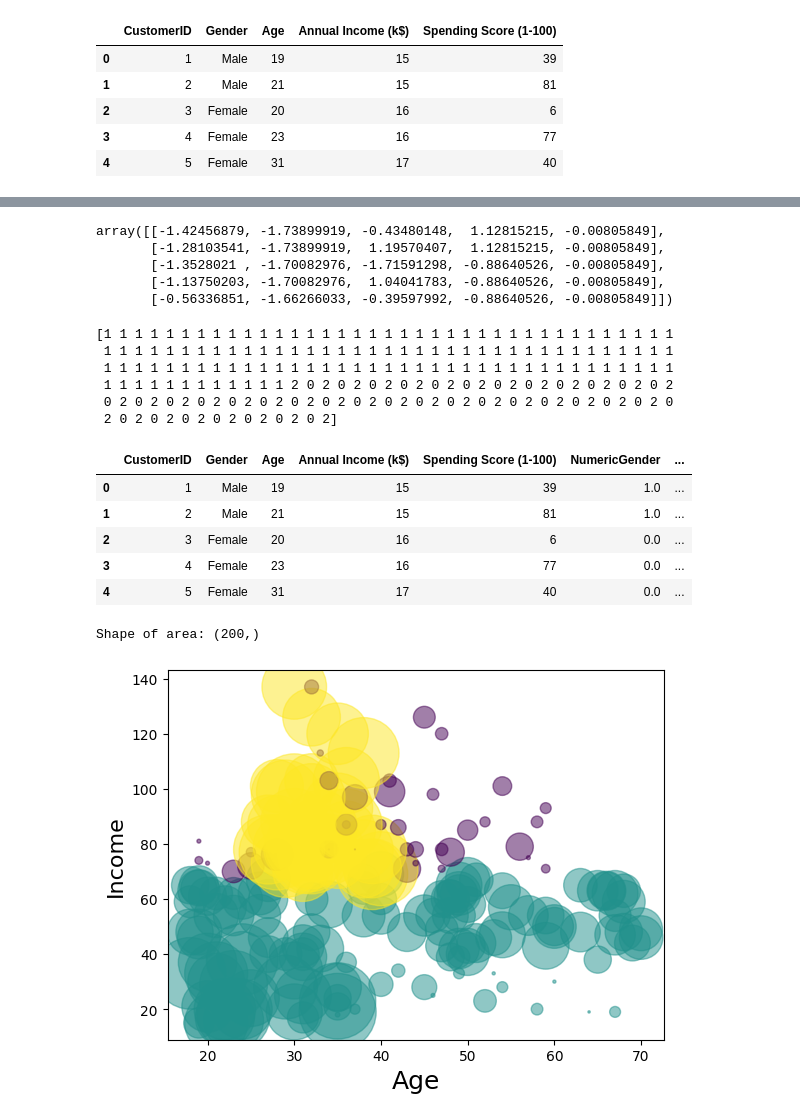
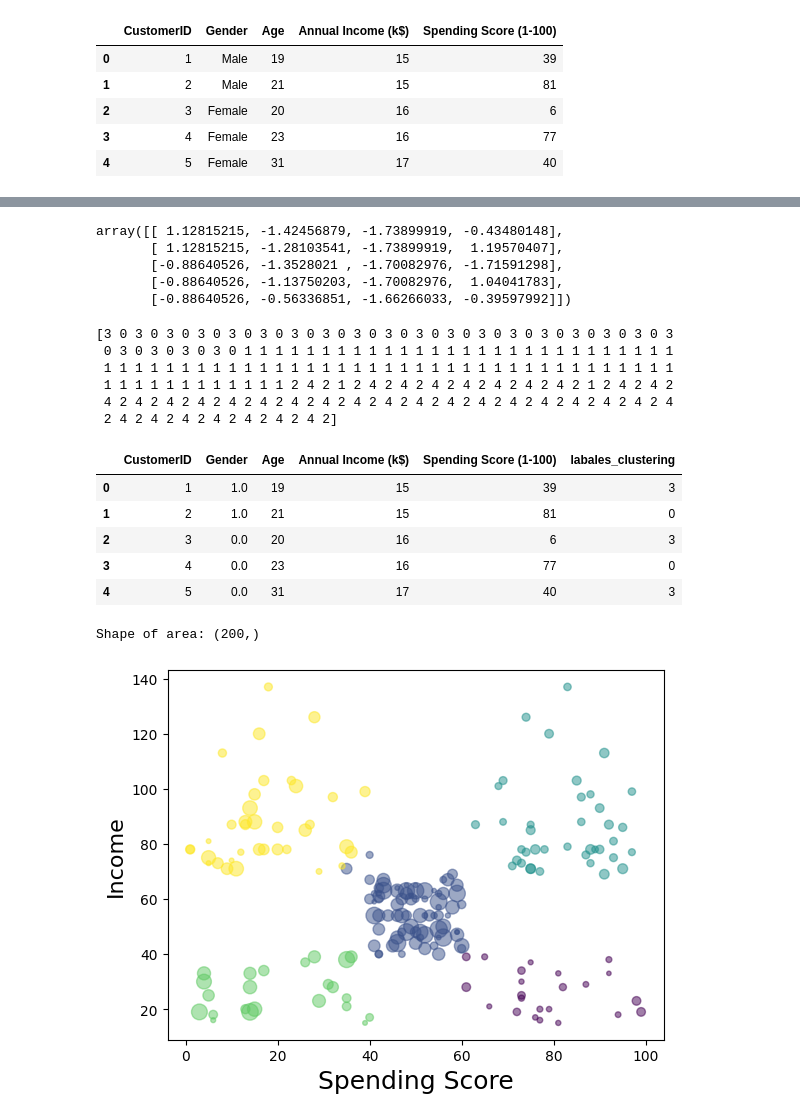
Before and after one commit to MohammadAminNajafi/my_AI, a Jupyter notebook: customer_clustering/customer_clustering_with_kmeans/customer-clustering_kmeans.ipynb, the cells around one changed output, grey strips where cells are left out. Cells and saved outputs as stored; diff of their text form; code cells hidden in the pictures.

```diff
--- a/customer_clustering/customer_clustering_with_kmeans/customer-clustering_kmeans.ipynb
+++ b/customer_clustering/customer_clustering_with_kmeans/customer-clustering_kmeans.ipynb
@@ -27,6 +25,5 @@ Shape of dataset:  (200, 5)
 
 enc = OrdinalEncoder()
 numeric_address = enc.fit_transform(pdf[['Gender']])
-pdf['NumericGender'] = numeric_address
-
-pdf.to_csv('Customer2.csv', index=False)
+pdf['Gender'] = numeric_address
+pdf.head()
@@ -33,49 +37,51 @@ pdf.to_csv('Customer2.csv', index=False)
 # %%
-X = pdf.values[:,2:]
+X = pdf.values[:,1:]
 X = np.nan_to_num(X)
 Clus_dataSet = StandardScaler().fit_transform(X)
 Clus_dataSet[0: 5]
 # %% [output]
-array([[-1.42456879, -1.73899919, -0.43480148,  1.12815215, -0.00805849],
-       [-1.28103541, -1.73899919,  1.19570407,  1.12815215, -0.00805849],
-       [-1.3528021 , -1.70082976, -1.71591298, -0.88640526, -0.00805849],
-       [-1.13750203, -1.70082976,  1.04041783, -0.88640526, -0.00805849],
-       [-0.56336851, -1.66266033, -0.39597992, -0.88640526, -0.00805849]])
+array([[ 1.12815215, -1.42456879, -1.73899919, -0.43480148],
+       [ 1.12815215, -1.28103541, -1.73899919,  1.19570407],
+       [-0.88640526, -1.3528021 , -1.70082976, -1.71591298],
+       [-0.88640526, -1.13750203, -1.70082976,  1.04041783],
+       [-0.88640526, -0.56336851, -1.66266033, -0.39597992]])
 # %%
-clusterNum = 3
-k_means = KMeans(init = "k-means++", n_clusters = clusterNum, n_init = 12)
+clusterNum = 5
+k_means = KMeans(init = "k-means++", n_clusters = clusterNum, n_init = 1000)
 k_means.fit(X)
 labels = k_means.labels_
 print(labels)
 # %% [output]
-[1 1 1 1 1 1 1 1 1 1 1 1 1 1 1 1 1 1 1 1 1 1 1 1 1 1 1 1 1 1 1 1 1 1 1 1 1
+[3 0 3 0 3 0 3 0 3 0 3 0 3 0 3 0 3 0 3 0 3 0 3 0 3 0 3 0 3 0 3 0 3 0 3 0 3
+ 0 3 0 3 0 3 0 3 0 1 1 1 1 1 1 1 1 1 1 1 1 1 1 1 1 1 1 1 1 1 1 1 1 1 1 1 1
  1 1 1 1 1 1 1 1 1 1 1 1 1 1 1 1 1 1 1 1 1 1 1 1 1 1 1 1 1 1 1 1 1 1 1 1 1
- 1 1 1 1 1 1 1 1 1 1 1 1 1 1 1 1 1 1 1 1 1 1 1 1 1 1 1 1 1 1 1 1 1 1 1 1 1
- 1 1 1 1 1 1 1 1 1 1 1 1 2 0 2 0 2 0 2 0 2 0 2 0 2 0 2 0 2 0 2 0 2 0 2 0 2
- 0 2 0 2 0 2 0 2 0 2 0 2 0 2 0 2 0 2 0 2 0 2 0 2 0 2 0 2 0 2 0 2 0 2 0 2 0
- 2 0 2 0 2 0 2 0 2 0 2 0 2 0 2]
+ 1 1 1 1 1 1 1 1 1 1 1 1 2 4 2 1 2 4 2 4 2 4 2 4 2 4 2 4 2 4 2 1 2 4 2 4 2
+ 4 2 4 2 4 2 4 2 4 2 4 2 4 2 4 2 4 2 4 2 4 2 4 2 4 2 4 2 4 2 4 2 4 2 4 2 4
+ 2 4 2 4 2 4 2 4 2 4 2 4 2 4 2]
 # %%
 pdf["labales_clustering"] = labels
 pdf.head(5)
 # %% [output]
-|  | CustomerID | Gender | Age | Annual Income (k$) | Spending Score (1-100) | NumericGender | ... |
-| 0 | 1 | Male | 19 | 15 | 39 | 1.0 | ... |
-| 1 | 2 | Male | 21 | 15 | 81 | 1.0 | ... |
-| 2 | 3 | Female | 20 | 16 | 6 | 0.0 | ... |
-| 3 | 4 | Female | 23 | 16 | 77 | 0.0 | ... |
-| 4 | 5 | Female | 31 | 17 | 40 | 0.0 | ... |
+|  | CustomerID | Gender | Age | Annual Income (k$) | Spending Score (1-100) | labales_clustering |
+| 0 | 1 | 1.0 | 19 | 15 | 39 | 3 |
+| 1 | 2 | 1.0 | 21 | 15 | 81 | 0 |
+| 2 | 3 | 0.0 | 20 | 16 | 6 | 3 |
+| 3 | 4 | 0.0 | 23 | 16 | 77 | 0 |
+| 4 | 5 | 0.0 | 31 | 17 | 40 | 3 |
+# %%
+X = pdf.values[:,1:]
 # %%
-area = (np.pi * (X[:, 2])**2) / 10
+area = (np.pi * (X[:, 1]) ** 2) / 100
 area = area.astype(float)
 
 # Check the shape of area
 print("Shape of area:", area.shape)
 
 # Plot the scatter plot
-plt.scatter(X[:, 0], X[:, 1], s=area, c=labels, alpha=0.5)
-plt.xlabel('Age', fontsize=18)
+plt.scatter(X[:, 3], X[:, 2], s=area, c=labels, alpha=0.5)
+plt.xlabel('Spending Score', fontsize=18)
 plt.ylabel('Income', fontsize=16)
 plt.show()
 # %% [output]
 Shape of area: (200,)
-[figure, old version]
+[figure, new version]
```
Also changed, not shown: parts of 2 cells of this notebook, 2 other files.
